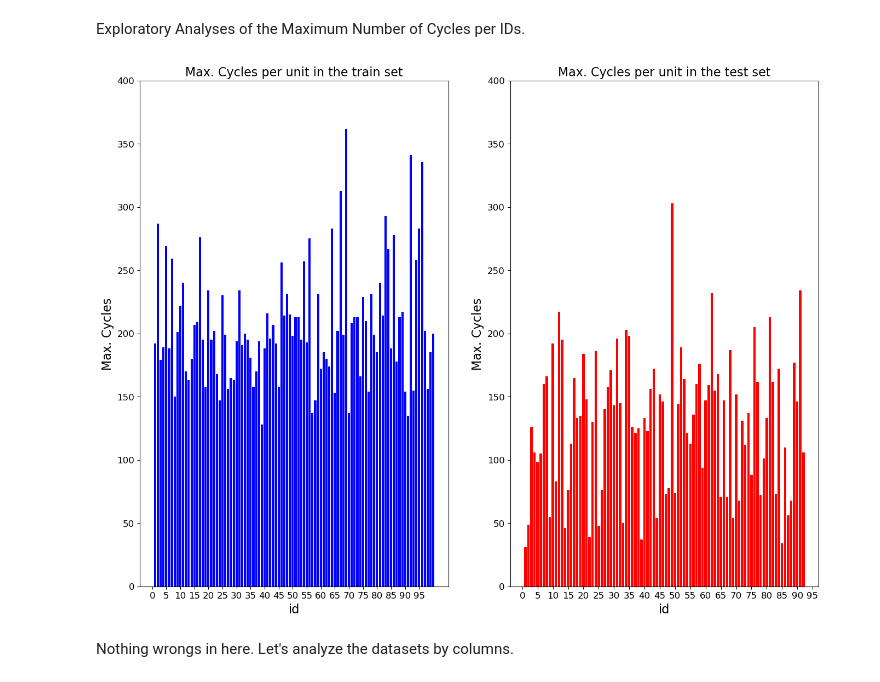
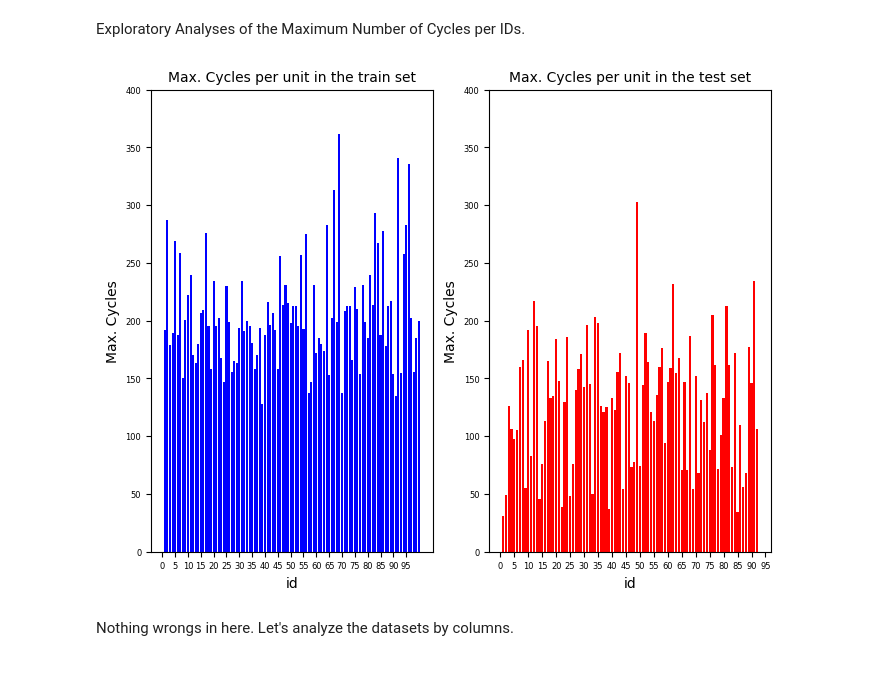
Before and after one commit to chunlkin/Aircraft-Sensor-and-Engine-Performance, a Jupyter notebook: Aircraft.ipynb, the cells around one changed output. Drawn from its saved outputs; the diff is of its cells as text; code cells hidden in the pictures.

```diff
--- a/Aircraft.ipynb
+++ b/Aircraft.ipynb
@@ -150,7 +150,7 @@ test_df.describe()
 # %% [markdown]
 Setting 3, s1, s5, s10, s16, s18 and s19 should be removed.
 # %%
-train_df.drop(columns = ['s5'], inplace=True)
+train_df.drop(columns = ['setting3', 's1', 's5', 's10', 's16', 's18', 's19'], inplace=True)
 # %%
 print(train_df.columns)
 # %% [output]
@@ -160,6 +159,4 @@ Index(['id', 'cycle', 'setting1', 'setting2', 's2', 's3', 's4', 's5', 's6',
       dtype='object')
-# %%
-test_df.drop(columns = ['s5'], inplace=True)
 # %%
 print(test_df.columns)
 # %% [output]
@@ -227,27 +256,27 @@ Exploratory Analyses of the Maximum Number of Cycles per IDs.
 # %%
 cyclestrain = train_df.groupby('id', as_index=False)['cycle'].max()
 cyclestest = test_df.groupby('id', as_index=False)['cycle'].max()
-fig = plt.figure(figsize = (16,12))
+fig = plt.figure(figsize = (8,6))
 fig.add_subplot(1,2,1)
 bar_labels = list(cyclestrain['id'])
 bars = plt.bar(list(cyclestrain['id']), cyclestrain['cycle'], color='blue')
 plt.ylim([0, 400])
-plt.xlabel('id', fontsize=16)
-plt.ylabel('Max. Cycles', fontsize=16)
-plt.title('Max. Cycles per unit in the train set', fontsize=16)
-plt.xticks(np.arange(min(bar_labels)-1, max(bar_labels)-1, 5.0), fontsize=12)
-plt.yticks(fontsize=12)
+plt.xlabel('id', fontsize=10)
+plt.ylabel('Max. Cycles', fontsize=10)
+plt.title('Max. Cycles per unit in the train set', fontsize=10)
+plt.xticks(np.arange(min(bar_labels)-1, max(bar_labels)-1, 5.0), fontsize=6)
+plt.yticks(fontsize=6)
 fig.add_subplot(1,2,2)
 bars = plt.bar(list(cyclestest['id']), cyclestest['cycle'], color='red')
 plt.ylim([0, 400])
-plt.xlabel('id', fontsize=16)
-plt.ylabel('Max. Cycles', fontsize=16)
-plt.title('Max. Cycles per unit in the test set', fontsize=16)
-plt.xticks(np.arange(min(bar_labels)-1, max(bar_labels)-1, 5.0), fontsize=12)
-plt.yticks(fontsize=12)
+plt.xlabel('id', fontsize=10)
+plt.ylabel('Max. Cycles', fontsize=10)
+plt.title('Max. Cycles per unit in the test set', fontsize=10)
+plt.xticks(np.arange(min(bar_labels)-1, max(bar_labels)-1, 5.0), fontsize=6)
+plt.yticks(fontsize=6)
 plt.show()
 # %% [output]
-[figure, old version]
+[figure, new version]
 # %% [markdown]
 Nothing wrongs in here. Let's analyze the datasets by columns.
 # %%
```
Also changed, not shown: parts of 6 cells of this notebook.
